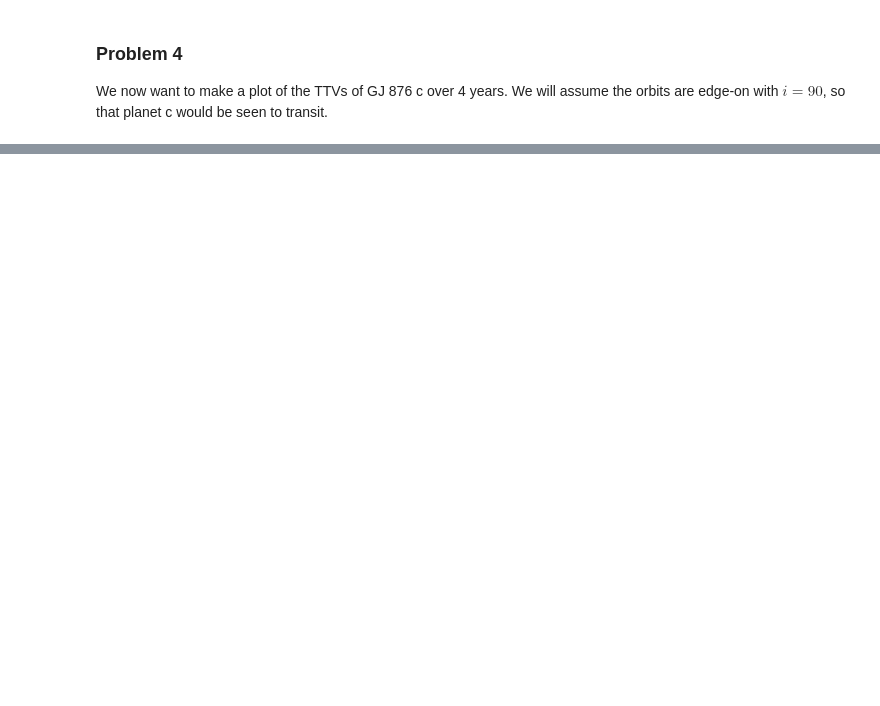
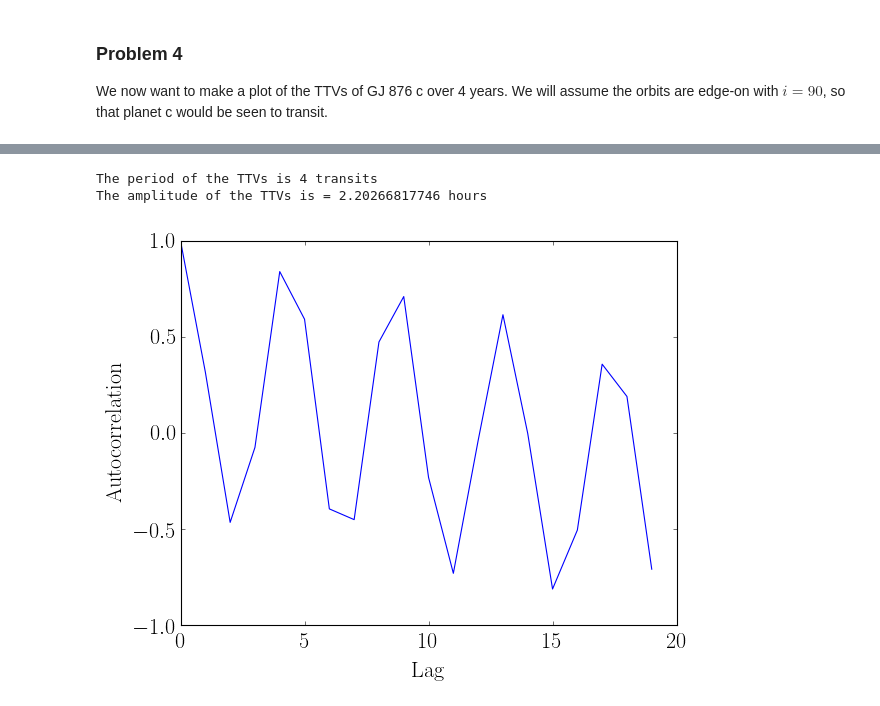
Before and after one commit to hdelgad9/astr597_exo, a Jupyter notebook: HW_3/exoplanets_HW3_problem4.ipynb, the cells around one changed output, grey strips where cells are left out. Cells and saved outputs as stored; diff of their text form; code cells hidden in the pictures; blank space fills up the shorter version.

```diff
--- a/HW_3/exoplanets_HW3_problem4.ipynb
+++ b/HW_3/exoplanets_HW3_problem4.ipynb
@@ -116,0 +152,16 @@ print(transittimes[0:200])
+# %%
+y = (transittimes_double-m*np.array(range(N))-c)
+
+def acf(x, length=20):
+    return np.array([1] +[np.corrcoef(x[:-i], x[i:])[0,1] for i in range(1,length)])
+
+plt.plot(np.arange(len(acf(y))),acf(y))
+plt.ylabel('Autocorrelation')
+plt.xlabel('Lag')
+
+print("The period of the TTVs is {} transits".format(np.argmax(acf(y)[1:]) + 1))
+print("The amplitude of the TTVs is = {} hours".format(max(transittimes_double-m*np.array(range(N))-c)))
+# %% [output]
+The period of the TTVs is 4 transits
+The amplitude of the TTVs is = 2.20266817746 hours
+[figure, added]
```
Also changed, not shown: parts of 12 cells of this notebook.
